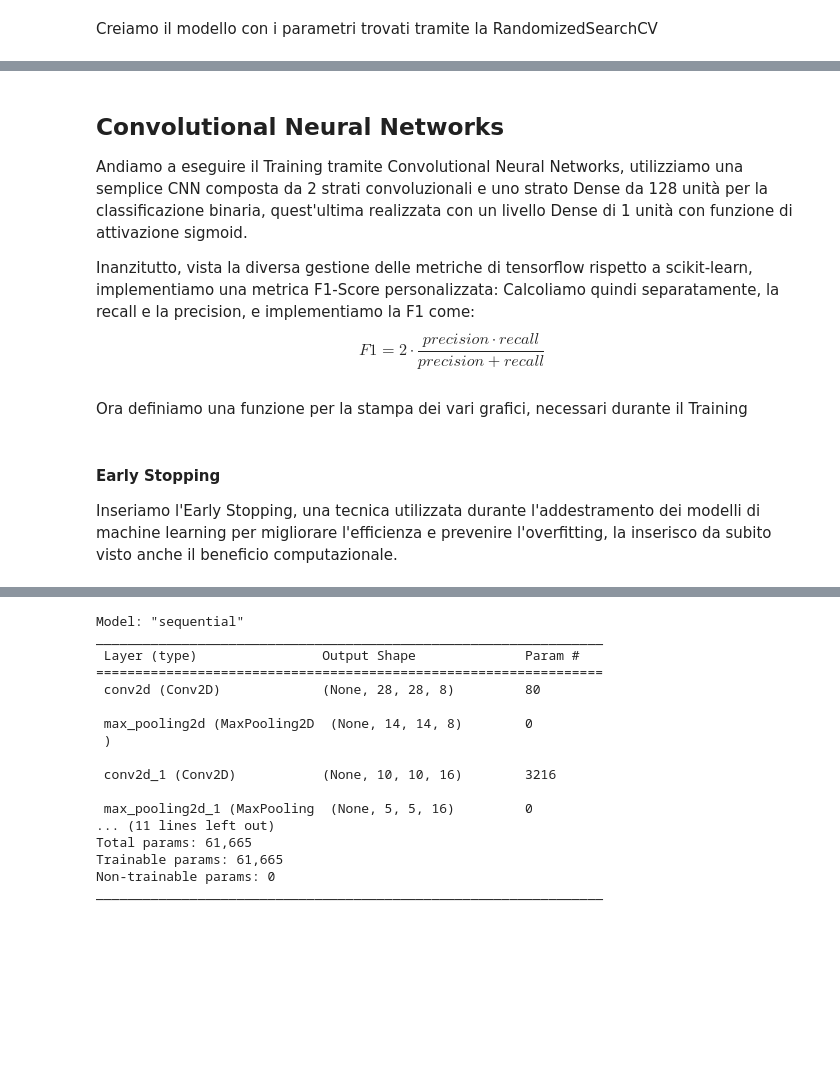
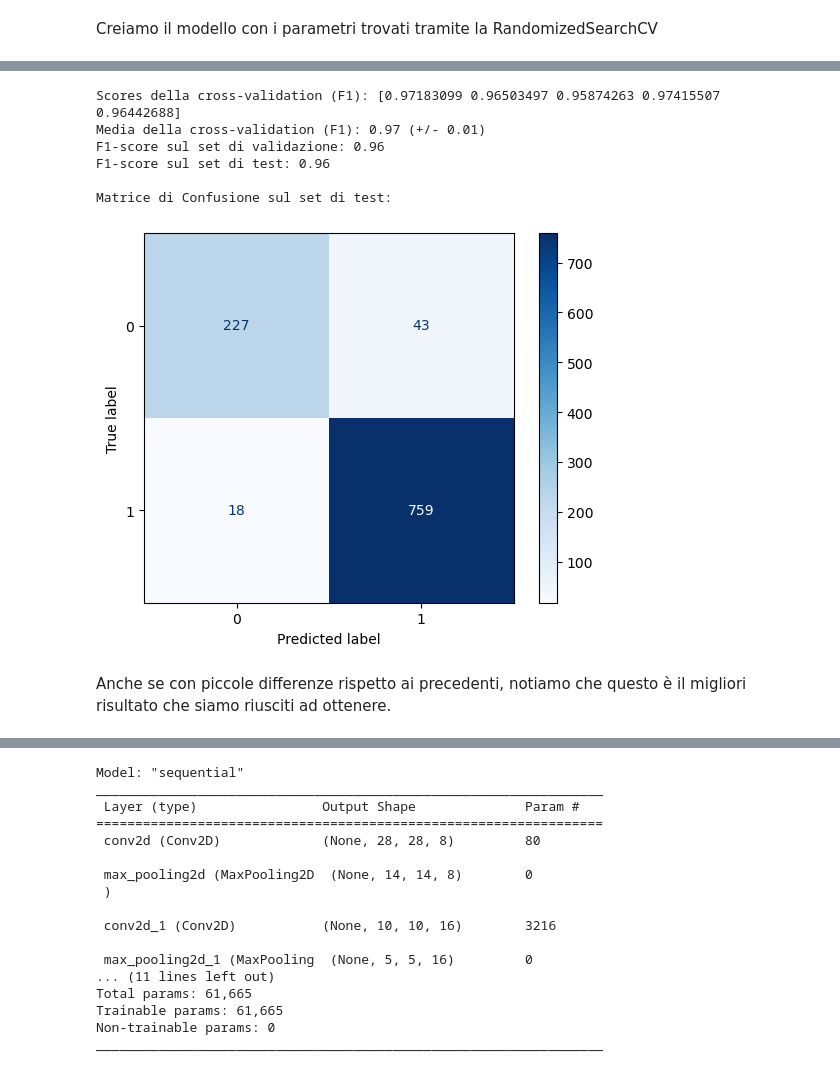
Before and after one commit to MarcoLor01/MachineLearningProject, a Jupyter notebook: pneumonia.ipynb, the cells around one changed output, grey strips where cells are left out. Cells and saved outputs as stored; diff of their text form; code cells hidden in the pictures; blank space fills up the shorter version.

```diff
--- a/pneumonia.ipynb
+++ b/pneumonia.ipynb
@@ -224,8 +224,8 @@ from scipy.stats import randint
 randomFCRSRS = RandomForestClassifier(random_state=42)
 
 param_dist = {
-    'n_estimators': randint(100, 1000),
-    'max_depth': [None, 10, 20, 30, 40, 50],
+    'n_estimators': randint(100, 800),
+    'max_depth': [10, 20, 30, 40],
     'max_features': ['sqrt', 'log2'],
     'min_samples_split': randint(2, 20),
     'min_samples_leaf': randint(1, 20)
@@ -292,7 +244,0 @@ Matrice di Confusione sul set di test:
-# %% [markdown]
-## Convolutional Neural Networks
-
-Andiamo a eseguire il Training tramite Convolutional Neural Networks, utilizziamo una semplice CNN composta da 2 strati convoluzionali e uno strato Dense da 128 unità per la classificazione binaria, quest'ultima realizzata con un livello Dense di 1 unità con funzione di attivazione sigmoid.
-
-Inanzitutto, vista la diversa gestione delle metriche di tensorflow rispetto a scikit-learn, implementiamo una metrica F1-Score personalizzata:
-Calcoliamo quindi separatamente, la recall e la precision, e implementiamo la F1 come: $$ F1 = 2 \cdot \frac{precision \cdot recall}{precision + recall} $$
@@ -320,2 +244,0 @@ def f1_score_personalized(y_true, y_pred):
-# %% [markdown]
-Ora definiamo una funzione per la stampa dei vari grafici, necessari durante il Training
@@ -349,3 +245,49 @@ def graphics(history):
-# %% [markdown]
-#### Early Stopping
-Inseriamo l'Early Stopping, una tecnica utilizzata durante l'addestramento dei modelli di machine learning per migliorare l'efficienza e prevenire l'overfitting, la inserisco da subito visto anche il beneficio computazionale.
+# %%
+from sklearn.ensemble import RandomForestClassifier
+
+# Migliori parametri ottenuti dalla ricerca
+best_params = {
+    'max_depth': 30,
+    'max_features': 'sqrt',
+    'min_samples_leaf': 1,
+    'min_samples_split': 6,
+    'n_estimators': 589,
+    'random_state': 42
+}
+
+# Creare un nuovo modello con i parametri ottimali
+best_model = RandomForestClassifier(**best_params)
+
+cv_scores = cross_val_score(best_model, X_train_flatten, y_train_ravel, cv=5, scoring='f1')
+
+# Stampare i punteggi ottenuti dalla cross-validation
+print("Scores della cross-validation (F1):", cv_scores)
+print(f"Media della cross-validation (F1): {cv_scores.mean():.2f} (+/- {cv_scores.std() * 2:.2f})")
+
+# Passo 3: Addestra il modello sul set di addestramento completo
+best_model.fit(X_train_flatten, y_train_ravel)
+
+# Passo 4: Valida il modello sul set di validazione
+y_val_pred = best_model.predict(X_val_flatten)
+val_f1 = f1_score(y_valid_ravel, y_val_pred)
+print(f"F1-score sul set di validazione: {val_f1:.2f}")
+
+# Passo 5: Valuta definitivamente il modello sul set di test
+y_test_pred = best_model.predict(X_test_flatten)
+test_conf_matrix = confusion_matrix(y_test_ravel, y_test_pred)
+test_f1 = f1_score(y_test_ravel, y_test_pred)
+print(f"F1-score sul set di test: {test_f1:.2f}")
+print("\nMatrice di Confusione sul set di test:")
+disp = ConfusionMatrixDisplay(confusion_matrix=test_conf_matrix)
+disp.plot(cmap=plt.cm.Blues)
+plt.show()
+# %% [output]
+Scores della cross-validation (F1): [0.97183099 0.96503497 0.95874263 0.97415507 0.96442688]
+Media della cross-validation (F1): 0.97 (+/- 0.01)
+F1-score sul set di validazione: 0.96
+F1-score sul set di test: 0.96
+
+Matrice di Confusione sul set di test:
+[figure, added]
+# %% [markdown]
+Anche se con piccole differenze rispetto ai precedenti, notiamo che questo è il migliori risultato che siamo riusciti ad ottenere.
```
Also changed, not shown: parts of 28 cells of this notebook.
